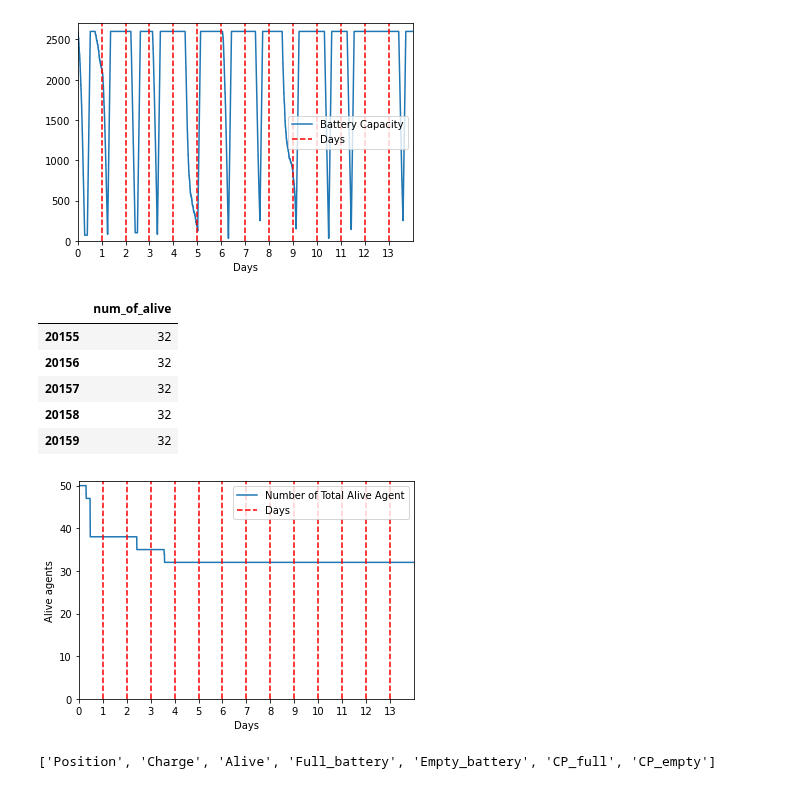
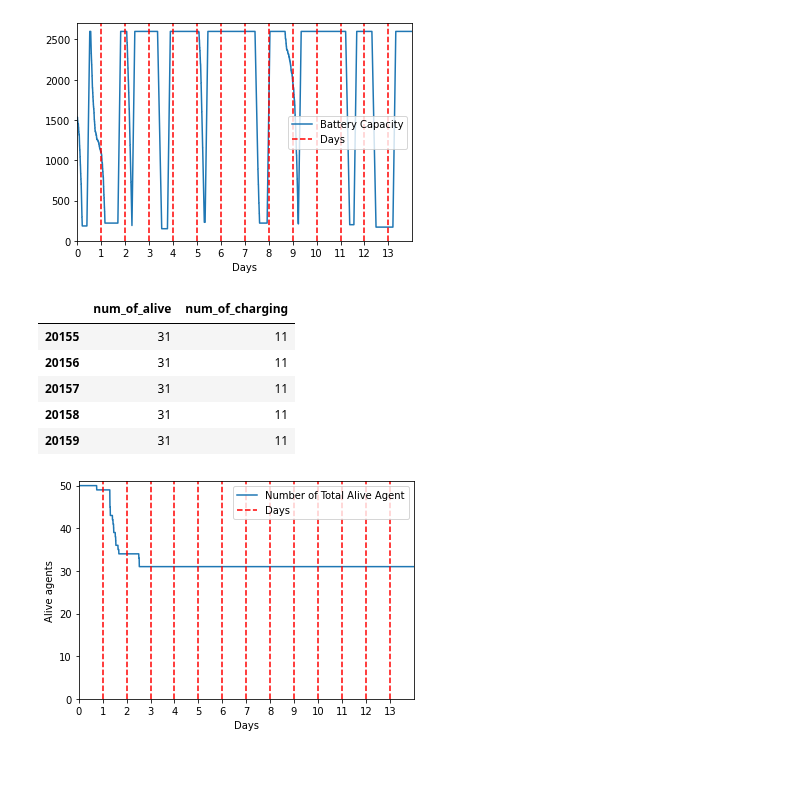
Before and after one commit to lakubis/LionIsACat, a Jupyter notebook: Felix_Learn/run_model_lomba.ipynb, the cells around one changed output. Saved outputs shown, nothing was run; the diff lists cells and outputs as text; code cells hidden in the pictures.

```diff
--- a/Felix_Learn/run_model_lomba.ipynb
+++ b/Felix_Learn/run_model_lomba.ipynb
@@ -23,7 +23,10 @@ plt.ylim([0.0,1.1])
 map_width = 50
 map_height = 50
 moore = False
-model = switching_model(num_of_motorist=50,num_of_stations=30,inv_size=10,cp_size= 10,width=map_width,height=map_height,moore=moore, configuration="less", demand = demand)
+num_of_motorist = 50
+inv_size = 8
+cp_size = int(np.ceil(inv_size/8))
+model = switching_model(num_of_motorist=50,num_of_stations=10,inv_size=inv_size,cp_size= cp_size,width=map_width,height=map_height,moore=moore, configuration="more", demand = demand)
 
 #Dalam menit
 days = 14
@@ -186,36 +245,36 @@ Text(0, 0.5, 'y')
 # %%
 #Cek baterai
-battery_id = 5
+battery_id = 8
 battery_energy = agent_data.xs(battery_id, level = "AgentID")["Charge"]
 battery_energy.plot()
 plt.xlim(0,num_of_step)
 plt.ylim(0,2700)
 for i in range(1,days):
     plt.axvline(x = 1440*i, color = 'r', linestyle='--', label = 'axvline - full height')
 plt.legend(['Battery Capacity','Days'])
 locs, labels = plt.xticks()  # Get the current locations and labels.
 plt.xticks(np.arange(0, days*1440, step=1440))  # Set label locations.
 plt.xticks(np.arange(days)*1440, np.arange(0,days))  # Set text labels.
 #plt.xticks([0, 1, 2], ['January', 'February', 'March'],
 #       rotation=20)  # Set text labels and properties.
 plt.xlabel('Days')
 #plt.title('Example of Battery Charge Cycle')
 plt.show()
 # %% [output]
-[figure, old version]
+[figure, new version]
 # %%
 model_data = model.datacollector.get_model_vars_dataframe()
 model_data.tail()
 # %% [output]
-|  | num_of_alive |
-| 20155 | 32 |
-| 20156 | 32 |
-| 20157 | 32 |
-| 20158 | 32 |
-| 20159 | 32 |
+|  | num_of_alive | num_of_charging |
+| 20155 | 31 | 11 |
+| 20156 | 31 | 11 |
+| 20157 | 31 | 11 |
+| 20158 | 31 | 11 |
+| 20159 | 31 | 11 |
 # %%
-plt.plot(model_data)
-plt.ylim([0,51])
+plt.plot(model_data["num_of_alive"])
+plt.ylim([0,num_of_motorist + 1])
 plt.ylabel("Alive agents")
 plt.xlabel("Steps")
 plt.xlim(0,num_of_step)
@@ -231,8 +290,4 @@ plt.xlabel('Days')
 #plt.title('Number of Total Alive Agent')
 plt.show()
 # %% [output]
-[figure, old version]
+[figure, new version]
-# %%
-print(agent_data.columns.tolist())
-# %% [output]
-['Position', 'Charge', 'Alive', 'Full_battery', 'Empty_battery', 'CP_full', 'CP_empty']
```
Also changed, not shown: parts of 15 cells of this notebook, 1 other file.
